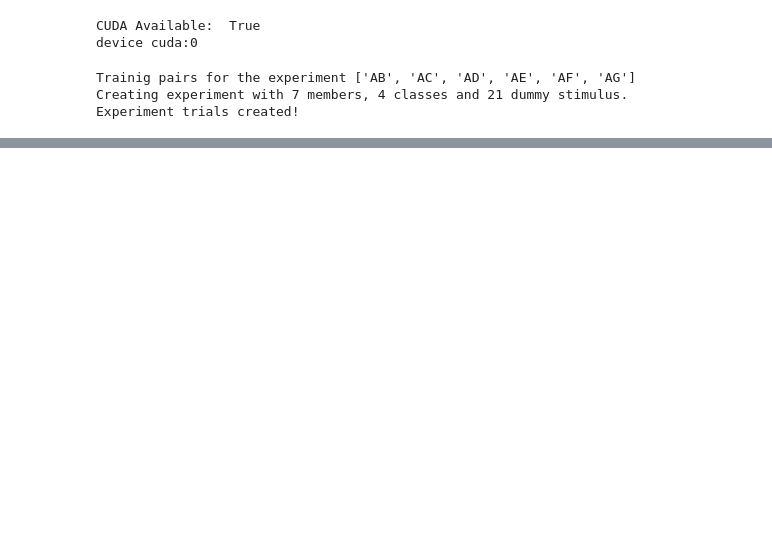
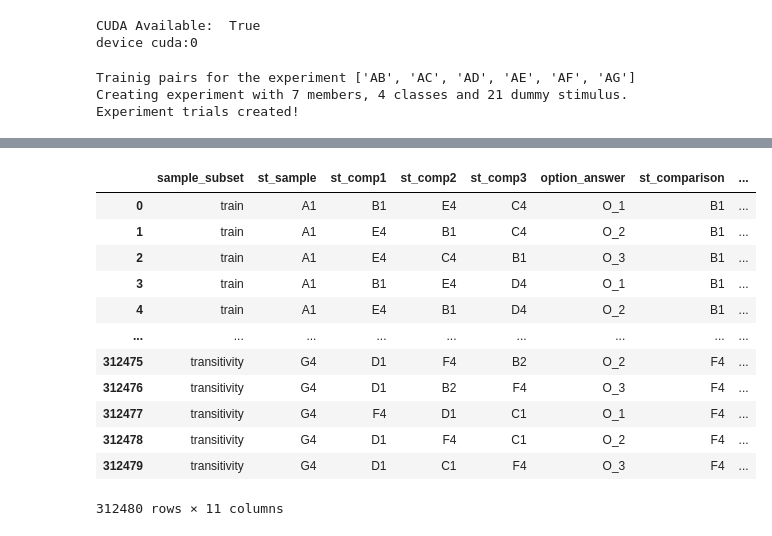
Before and after one commit to Yagwar/stim_eq, a Jupyter notebook: SE_GPT/SE_NanoGPT_pytorch.ipynb, the cells around one changed output, grey strips where cells are left out. Drawn from its saved outputs; the diff is of its cells as text; code cells hidden in the pictures; blank space fills up the shorter version.

Commit message:
Update Final Version Paper
Update Experiment Notebook and Trials creator for Submitting paper.

```diff
--- a/SE_GPT/SE_NanoGPT_pytorch.ipynb
+++ b/SE_GPT/SE_NanoGPT_pytorch.ipynb
@@ -400,0 +537,16 @@ train_dummy_responses = get_trials_answers(train_dummy_tensor_encoded, m_dummy)
+# %%
+# encode corpus in positional tokens
+encoded_trials_data = np.array([[token_to_index[token] for token in sequence] for sequence in np.array(trials_corpus_df)])
+trials_tensor_encoded=torch.from_numpy(encoded_trials_data).int().to(device)
+trials_tensor_encoded=trials_tensor_encoded.to(torch.long)
+# %%
+n_trials_report=int(trials_tensor_encoded.shape[0]/10)
+# %%
+print("model 1")
+trials_responses_m_class=get_trials_answers(trials_tensor_encoded, m_class, tell_me_n_trials=n_trials_report)
+print("model 2")
+trials_responses_m_dummy=get_trials_answers(trials_tensor_encoded, m_dummy, tell_me_n_trials=n_trials_report)
+print("model 3")
+trials_responses_m_reflexivity=get_trials_answers(trials_tensor_encoded, m_reflexivity, tell_me_n_trials=n_trials_report)
+print("model 4")
+trials_responses_m_reflexivity_dummy=get_trials_answers(trials_tensor_encoded, m_reflexivity_dummy, tell_me_n_trials=n_trials_report)
@@ -400,0 +571,21 @@ train_dummy_responses = get_trials_answers(train_dummy_tensor_encoded, m_dummy)
+# %%
+full_trials["response_m_class"]=trials_responses_m_class
+full_trials["response_m_dummy"]=trials_responses_m_dummy
+full_trials["response_m_reflexivity"]=trials_responses_m_reflexivity
+full_trials["response_m_reflexivity_dummy"]=trials_responses_m_reflexivity_dummy
+# %%
+full_trials
+# %% [output]
+|  | sample_subset | st_sample | st_comp1 | st_comp2 | st_comp3 | option_answer | st_comparison | ... |
+| 0 | train | A1 | B1 | E4 | C4 | O_1 | B1 | ... |
+| 1 | train | A1 | E4 | B1 | C4 | O_2 | B1 | ... |
+| 2 | train | A1 | E4 | C4 | B1 | O_3 | B1 | ... |
+| 3 | train | A1 | B1 | E4 | D4 | O_1 | B1 | ... |
+| 4 | train | A1 | E4 | B1 | D4 | O_2 | B1 | ... |
+| ... | ... | ... | ... | ... | ... | ... | ... | ... |
+| 312475 | transitivity | G4 | D1 | F4 | B2 | O_2 | F4 | ... |
+| 312476 | transitivity | G4 | D1 | B2 | F4 | O_3 | F4 | ... |
+| 312477 | transitivity | G4 | F4 | D1 | C1 | O_1 | F4 | ... |
+| 312478 | transitivity | G4 | D1 | F4 | C1 | O_2 | F4 | ... |
+| 312479 | transitivity | G4 | D1 | C1 | F4 | O_3 | F4 | ... |
+312480 rows × 11 columns
```
Also changed, not shown: parts of 32 cells of this notebook, 1 other file.
